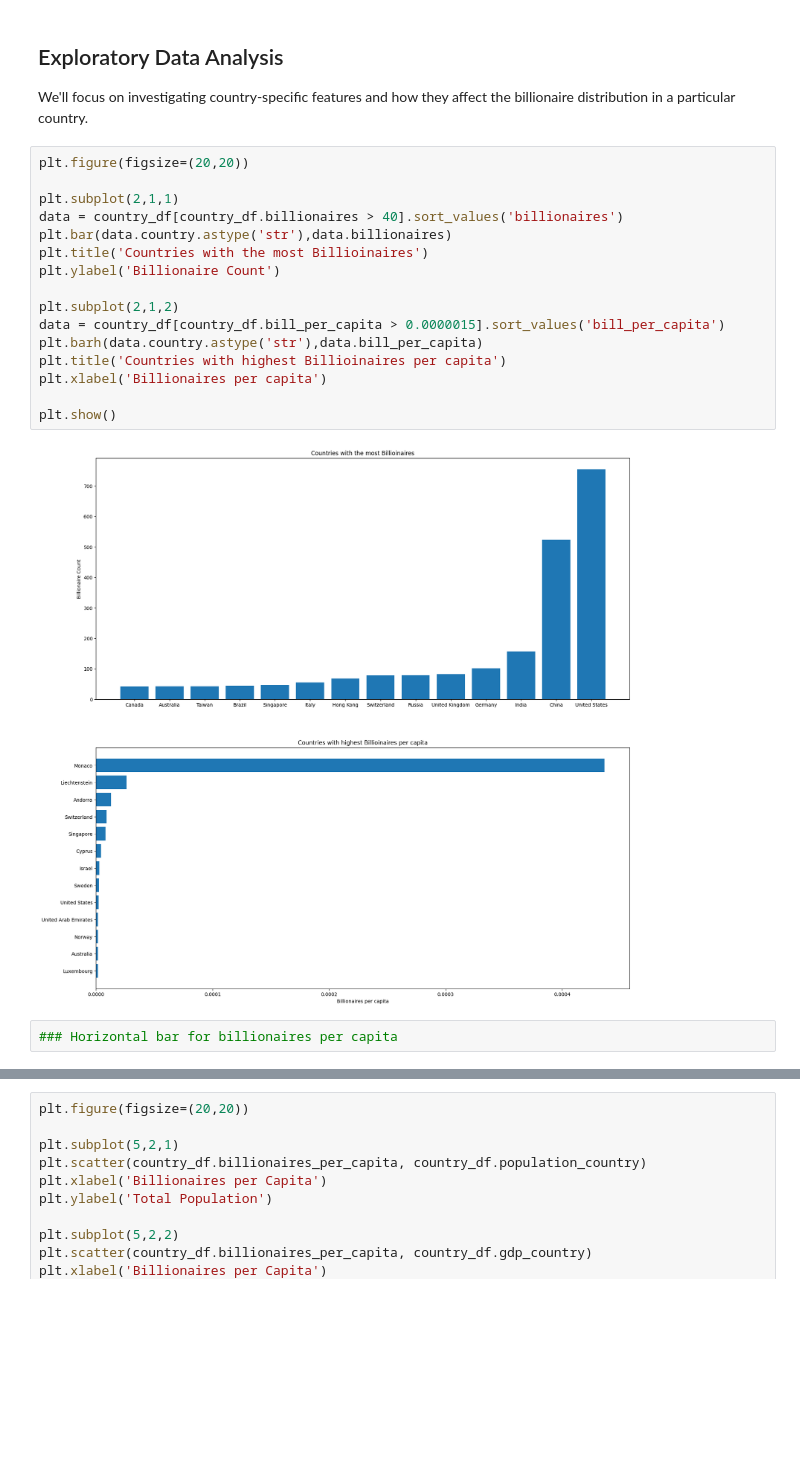
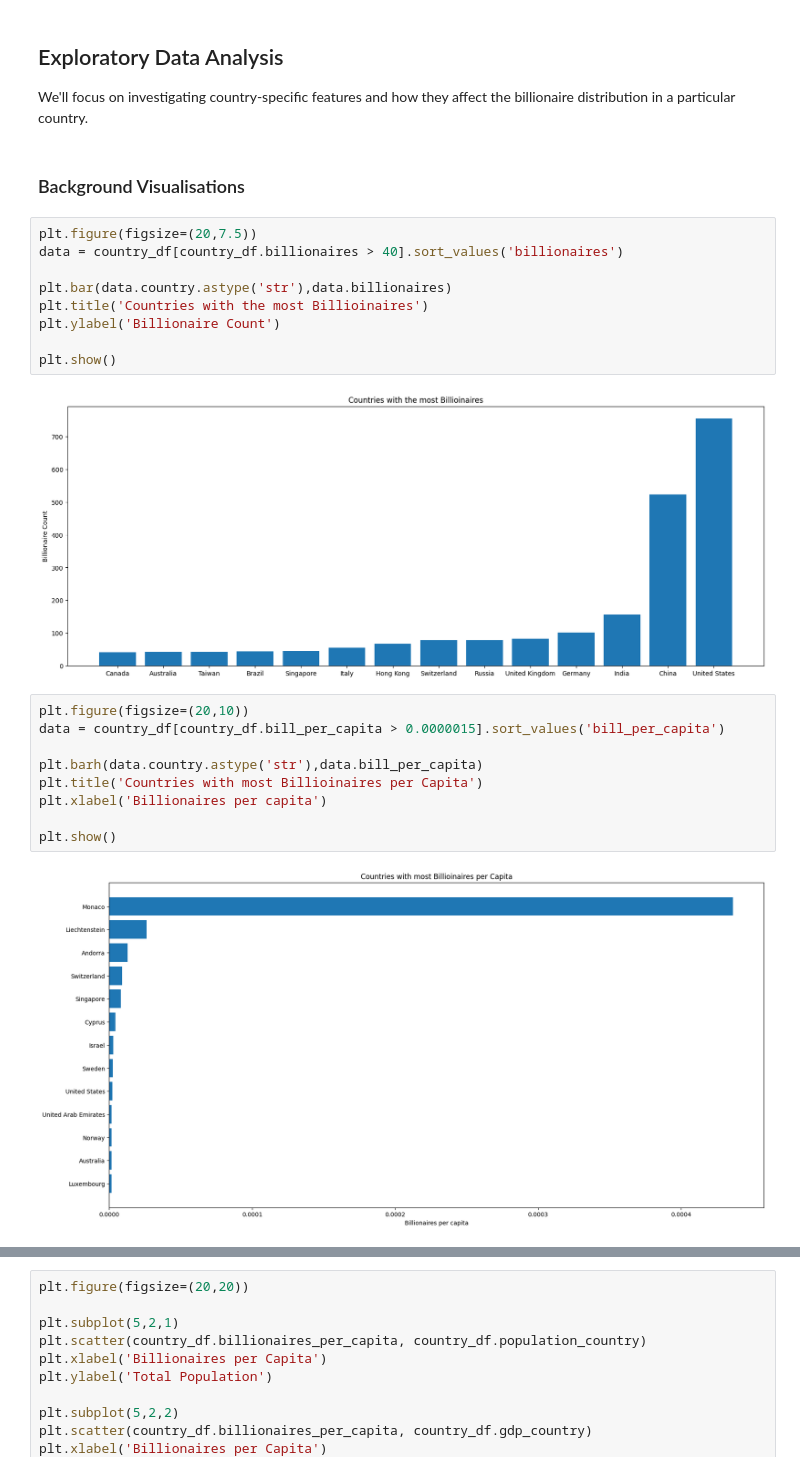
Before and after one commit to cyrilmichino/billionaire-statistical-analysis, a Jupyter notebook: notebook.ipynb, the cells around one changed output, grey strips where cells are left out. Drawn from its saved outputs; the diff is of its cells as text; blank space fills up the shorter version.

```diff
--- a/notebook.ipynb
+++ b/notebook.ipynb
@@ -326,23 +326,27 @@ country_df.describe()
 # %% [markdown]
 ## Exploratory Data Analysis
 We'll focus on investigating country-specific features and how they affect the billionaire distribution in a particular country.
+# %% [markdown]
+### Background Visualisations
+# %%
+plt.figure(figsize=(20,7.5))
+data = country_df[country_df.billionaires > 40].sort_values('billionaires')
+
+plt.bar(data.country.astype('str'),data.billionaires)
+plt.title('Countries with the most Billioinaires')
+plt.ylabel('Billionaire Count')
+
+plt.show()
+# %% [output]
+[figure, added]
 # %%
-plt.figure(figsize=(20,20))
+plt.figure(figsize=(20,10))
+data = country_df[country_df.bill_per_capita > 0.0000015].sort_values('bill_per_capita')
 
-plt.subplot(2,1,1)
-data = country_df[country_df.billionaires > 40].sort_values('billionaires')
-plt.bar(data.country.astype('str'),data.billionaires)
-plt.title('Countries with the most Billioinaires')
-plt.ylabel('Billionaire Count')
-
-plt.subplot(2,1,2)
-data = country_df[country_df.bill_per_capita > 0.0000015].sort_values('bill_per_capita')
 plt.barh(data.country.astype('str'),data.bill_per_capita)
-plt.title('Countries with highest Billioinaires per capita')
+plt.title('Countries with most Billioinaires per Capita')
 plt.xlabel('Billionaires per capita')
 
 plt.show()
 # %% [output]
-[figure, old version]
+[figure, new version]
-# %%
-### Horizontal bar for billionaires per capita
```
Also changed, not shown: parts of 8 cells of this notebook.
